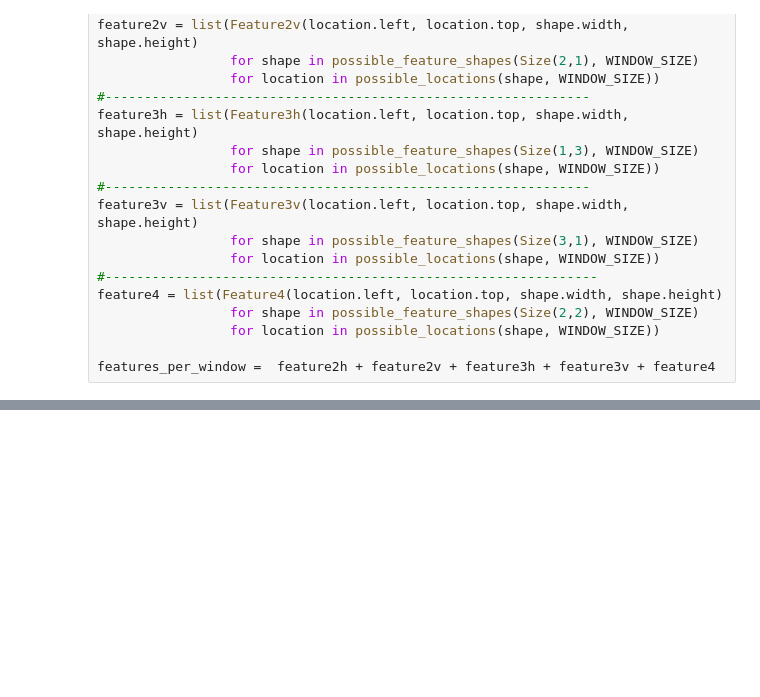
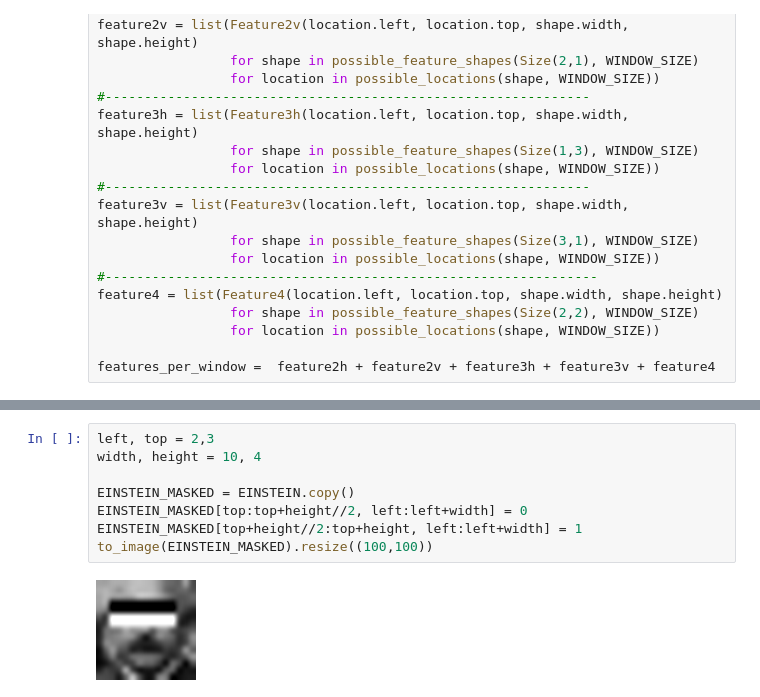
Before and after one commit to Computer-Vision-Spring-2024/exVision-FacialSys, a Jupyter notebook: face_detection/detect_face.ipynb, the cells around one changed output, grey strips where cells are left out. Drawn from its saved outputs; the diff is of its cells as text; blank space fills up the shorter version.

```diff
--- a/face_detection/detect_face.ipynb
+++ b/face_detection/detect_face.ipynb
@@ -744,0 +784,10 @@ Total number of features:     162336
+# %%
+left, top = 2,3
+width, height = 10, 4
+
+EINSTEIN_MASKED = EINSTEIN.copy()
+EINSTEIN_MASKED[top:top+height//2, left:left+width] = 0
+EINSTEIN_MASKED[top+height//2:top+height, left:left+width] = 1
+to_image(EINSTEIN_MASKED).resize((100,100))
+# %% [output]
+[figure, added]
```
Also changed, not shown: parts of 54 cells of this notebook.
